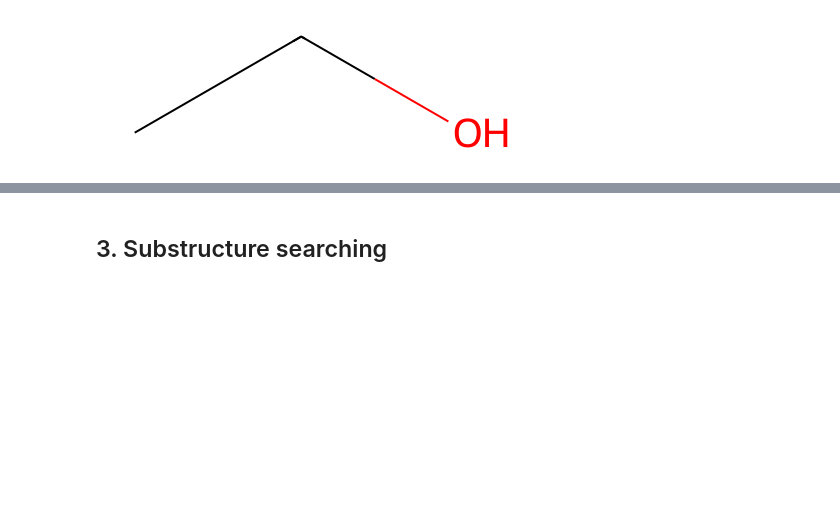
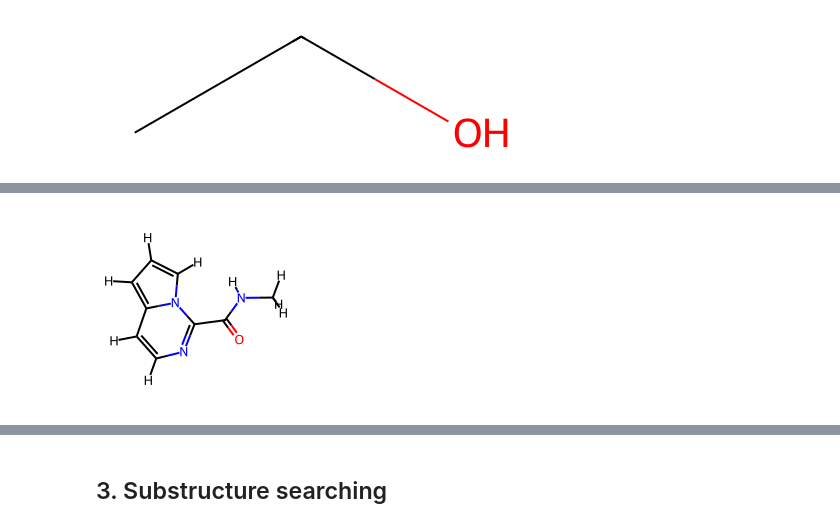
Before and after one commit to wehs7661/demos_hub, a Jupyter notebook: notebooks/RDKit.ipynb, the cells around one changed output, grey strips where cells are left out. Cells and saved outputs as stored; diff of their text form; code cells hidden in the pictures; blank space fills up the shorter version.

```diff
--- a/notebooks/RDKit.ipynb
+++ b/notebooks/RDKit.ipynb
@@ -443,0 +474,5 @@ m3
+# %%
+AllChem.EmbedMolecule(m2)
+Draw.MolsToImage([m2])  # This will show a 3D depiction of the molecule with hydrogens.
+# %% [output]
+[figure, added]
```
Also changed, not shown: parts of 51 cells of this notebook, 1 other file.
